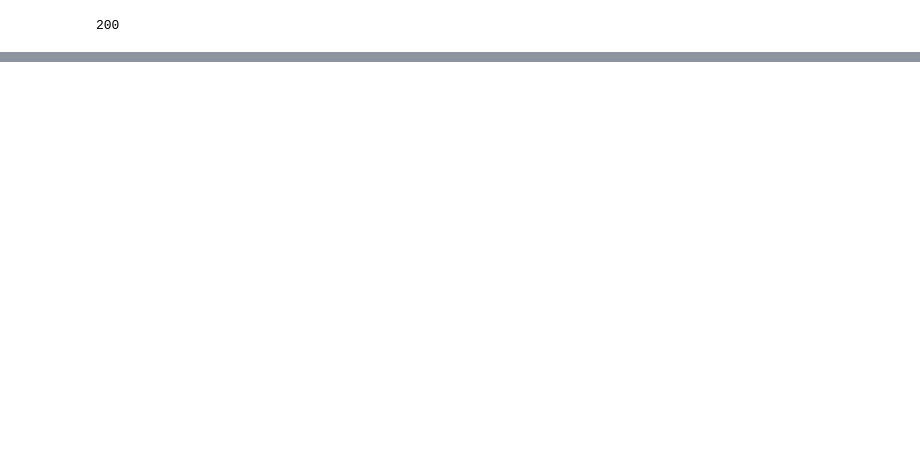
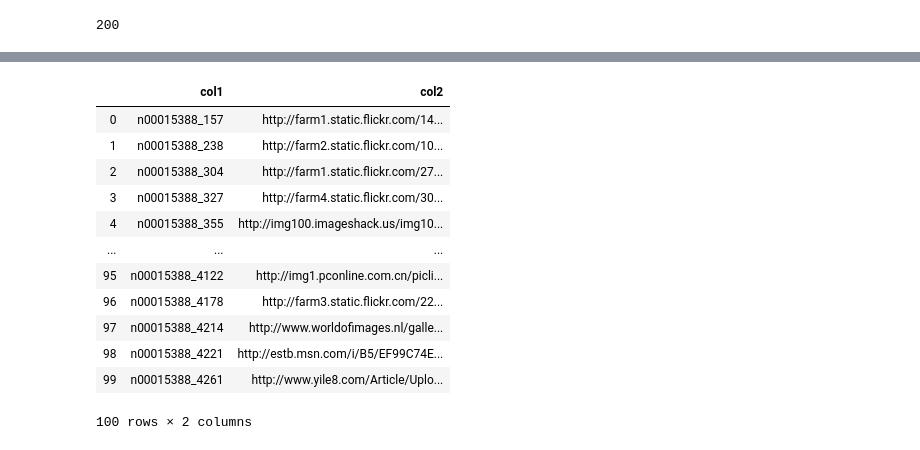
Before and after one commit to selenabuy/4-th-ML100Days, a Jupyter notebook: homework/Day_005-1_HW.ipynb, the cells around one changed output, grey strips where cells are left out. Cells and saved outputs as stored; diff of their text form; code cells hidden in the pictures; blank space fills up the shorter version.

```diff
--- a/homework/Day_005-1_HW.ipynb
+++ b/homework/Day_005-1_HW.ipynb
@@ -37,18 +41,32 @@ dfc.nlargest(1,'人口數')
 # %%
 adata = data.split('\n')
 
 ary=[]
 
+col1=[]
+col2=[]
+
+
 for idata in adata[0:100]:
     ary.append(idata.split('\t'))
-    #v=idata.split('\t')
-    print(ary)
-    #col1.append(v[0])
-    #col2.append(v[1])
+    v=idata.split('\t')
+    col1.append(v[0])
+    col2.append(v[1])
 #print(col1)
 #print(col2)
-#df_txt = pd.DataFrame(data[0:100])
 
-
-#for index,row in df_txt.iterrows():
-#    namelist.append(setname_twval(json.dumps(row['data'])))
+df_txt = pd.DataFrame({'col1':col1,'col2':col2})
+# %% [output]
+|  | col1 | col2 |
+| 0 | n00015388_157 | http://farm1.static.flickr.com/14... |
+| 1 | n00015388_238 | http://farm2.static.flickr.com/10... |
+| 2 | n00015388_304 | http://farm1.static.flickr.com/27... |
+| 3 | n00015388_327 | http://farm4.static.flickr.com/30... |
+| 4 | n00015388_355 | http://img100.imageshack.us/img10... |
+| ... | ... | ... |
+| 95 | n00015388_4122 | http://img1.pconline.com.cn/picli... |
+| 96 | n00015388_4178 | http://farm3.static.flickr.com/22... |
+| 97 | n00015388_4214 | http://www.worldofimages.nl/galle... |
+| 98 | n00015388_4221 | http://estb.msn.com/i/B5/EF99C74E... |
+| 99 | n00015388_4261 | http://www.yile8.com/Article/Uplo... |
+100 rows × 2 columns
```
Also changed, not shown: parts of 3 cells of this notebook.
